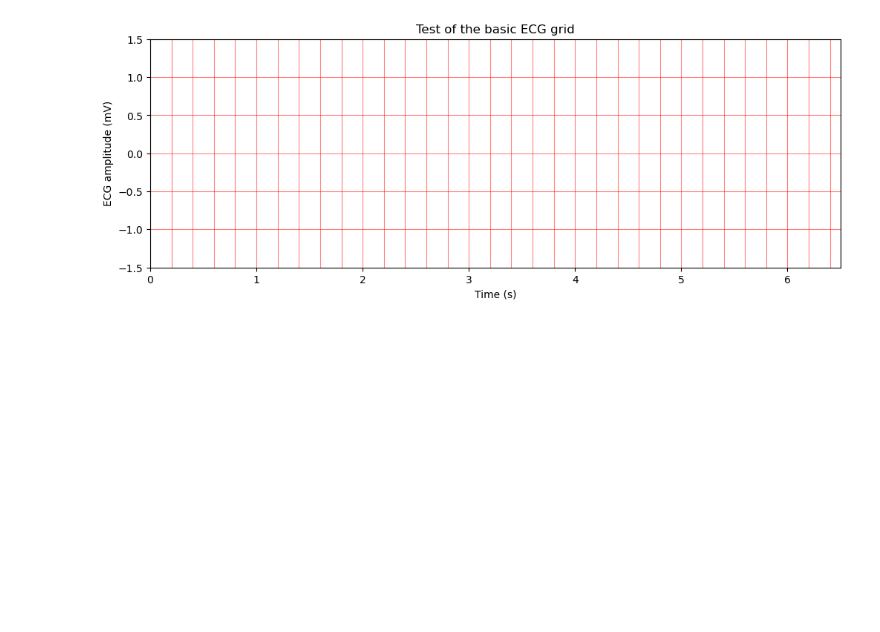
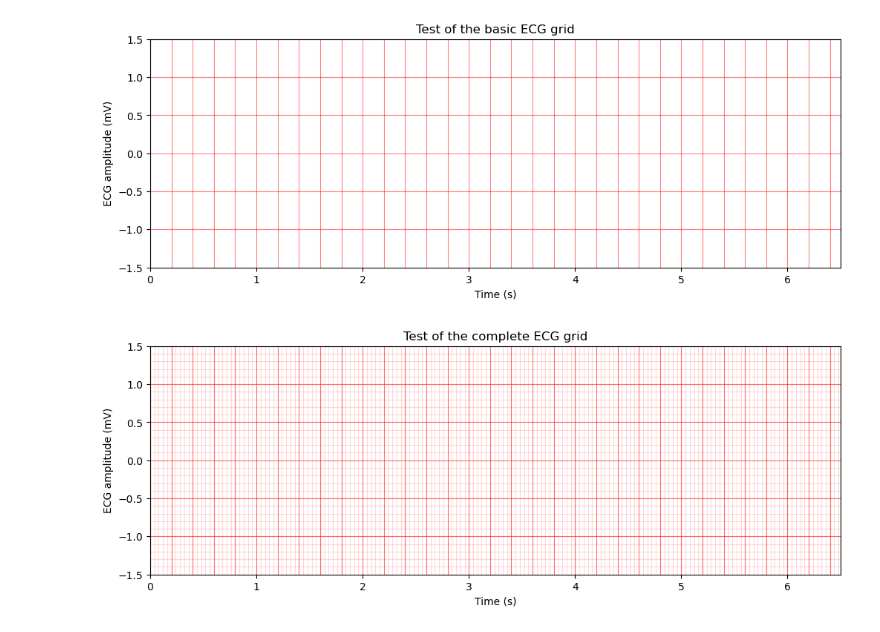
Before and after one commit to jenniferhoumard/Series01-python, a Jupyter notebook: Series01-python.ipynb, the cells around one changed output. Saved outputs shown, nothing was run; the diff lists cells and outputs as text; code cells hidden in the pictures; blank space fills up the shorter version.

Commit message:
Test complete ECG grid
Run the complete ECG grid function over the full time and amplitude range to check that the small and large ECG squares appear correctly.

```diff
--- a/Series01-python.ipynb
+++ b/Series01-python.ipynb
@@ -499,3 +499,28 @@ def plot_ecg_grid(
         min_ecg=min_ecg,        # Use the same lowest ECG value.
         max_ecg=max_ecg         # Use the same highest ECG value.
     )
+# %%
+# Create an empty figure for testing the complete ECG grid.
+plt.figure(figsize=(12, 4)) # The figure is 12 inches wide and 4 inches high.
+
+# Run plot_ecg_grid to draw the small and large squares.
+plot_ecg_grid(
+    min_time=0,   # Start the time axis at 0 seconds.
+    max_time=6.5, # End the time axis at 6.5 seconds.
+    min_ecg=-1.5, # Show ECG values down to -1.5 mV.
+    max_ecg=1.5   # Show ECG values up to 1.5 mV.
+)
+
+# Add a title above the grid.
+plt.title("Test of the complete ECG grid")
+
+# Label the horizontal axis.
+plt.xlabel("Time (s)")
+
+# Label the vertical axis.
+plt.ylabel("ECG amplitude (mV)")
+
+# Display the completed grid.
+plt.show()
+# %% [output]
+[figure, added]
```
